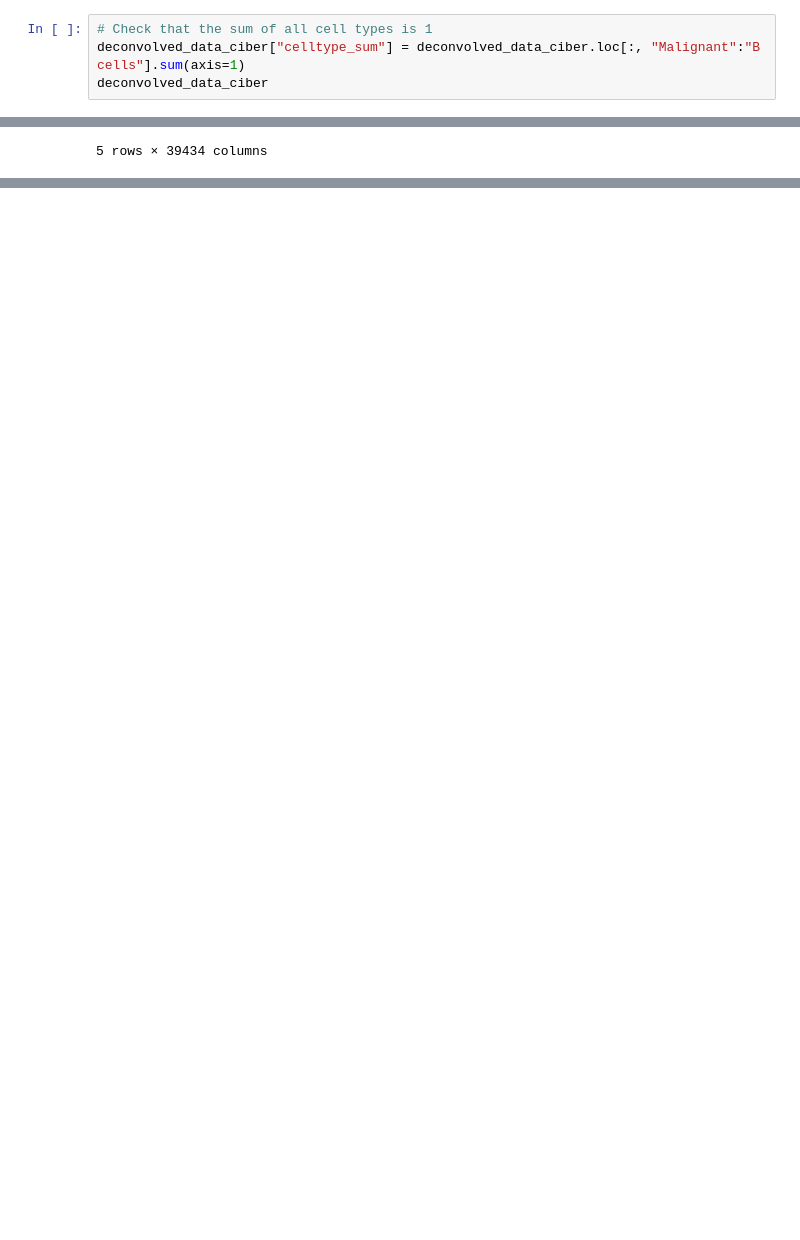
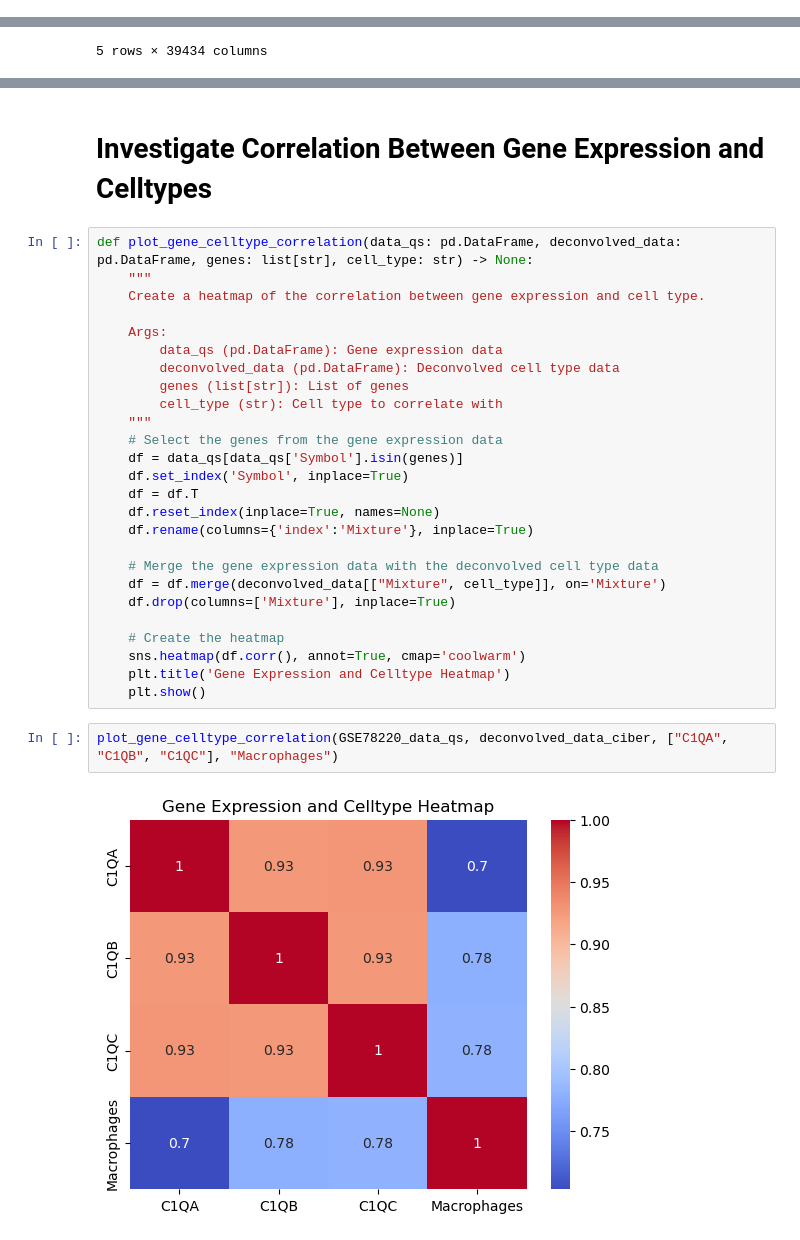
Before and after one commit to vjhwong/IGP-Research-Internship, a Jupyter notebook: sia_gse78220.ipynb, the cells around one changed output, grey strips where cells are left out. Drawn from its saved outputs; the diff is of its cells as text; blank space fills up the shorter version.

```diff
--- a/sia_gse78220.ipynb
+++ b/sia_gse78220.ipynb
@@ -104,7 +164,3 @@ deconvolved_data_ciber.head()
 | 2 | GSM2069825 | 0.858987 | 0.000334 | 0.039995 | 0.005105 | 0.0 | 0.093667 | 0.000880 | ... |
 | 3 | GSM2069826 | 0.976568 | 0.000528 | 0.007294 | 0.000000 | 0.0 | 0.013782 | 0.001827 | ... |
 | 4 | GSM2069827 | 0.816200 | 0.000453 | 0.067759 | 0.000000 | 0.0 | 0.107401 | 0.008187 | ... |
-# %%
-# Check that the sum of all cell types is 1
-deconvolved_data_ciber["celltype_sum"] = deconvolved_data_ciber.loc[:, "Malignant":"B cells"].sum(axis=1)
-deconvolved_data_ciber
@@ -238,0 +192,32 @@ generate_stripplot(plot_data)
+# %% [markdown]
+# Investigate Correlation Between Gene Expression and Celltypes
+# %%
+def plot_gene_celltype_correlation(data_qs: pd.DataFrame, deconvolved_data: pd.DataFrame, genes: list[str], cell_type: str) -> None:
+    """
+    Create a heatmap of the correlation between gene expression and cell type.
+
+    Args:
+        data_qs (pd.DataFrame): Gene expression data
+        deconvolved_data (pd.DataFrame): Deconvolved cell type data
+        genes (list[str]): List of genes
+        cell_type (str): Cell type to correlate with
+    """
+    # Select the genes from the gene expression data
+    df = data_qs[data_qs['Symbol'].isin(genes)]
+    df.set_index('Symbol', inplace=True)
+    df = df.T
+    df.reset_index(inplace=True, names=None)
+    df.rename(columns={'index':'Mixture'}, inplace=True)
+
+    # Merge the gene expression data with the deconvolved cell type data
+    df = df.merge(deconvolved_data[["Mixture", cell_type]], on='Mixture')
+    df.drop(columns=['Mixture'], inplace=True)
+
+    # Create the heatmap
+    sns.heatmap(df.corr(), annot=True, cmap='coolwarm')
+    plt.title('Gene Expression and Celltype Heatmap')
+    plt.show()
+# %%
+plot_gene_celltype_correlation(GSE78220_data_qs, deconvolved_data_ciber, ["C1QA", "C1QB", "C1QC"], "Macrophages")
+# %% [output]
+[figure, added]
```
Also changed, not shown: parts of 23 cells of this notebook.
